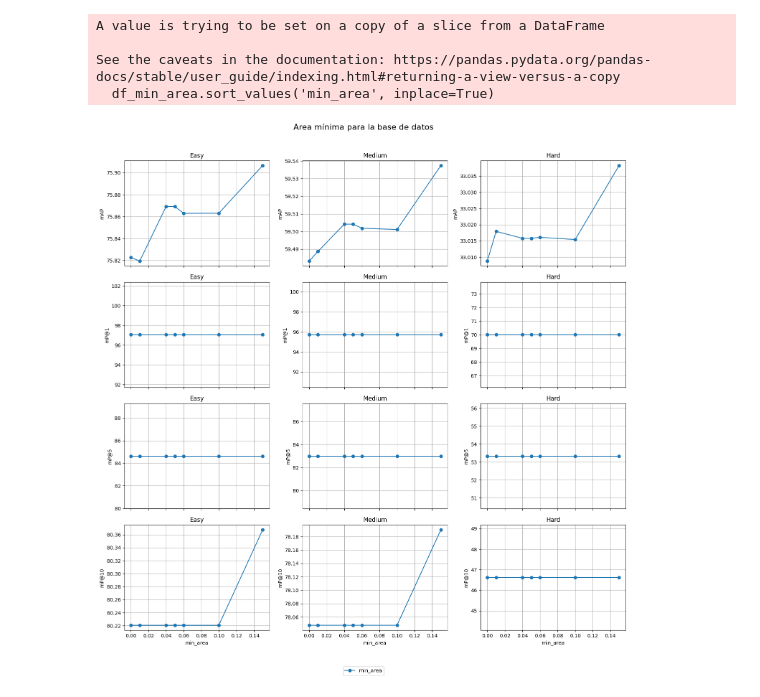
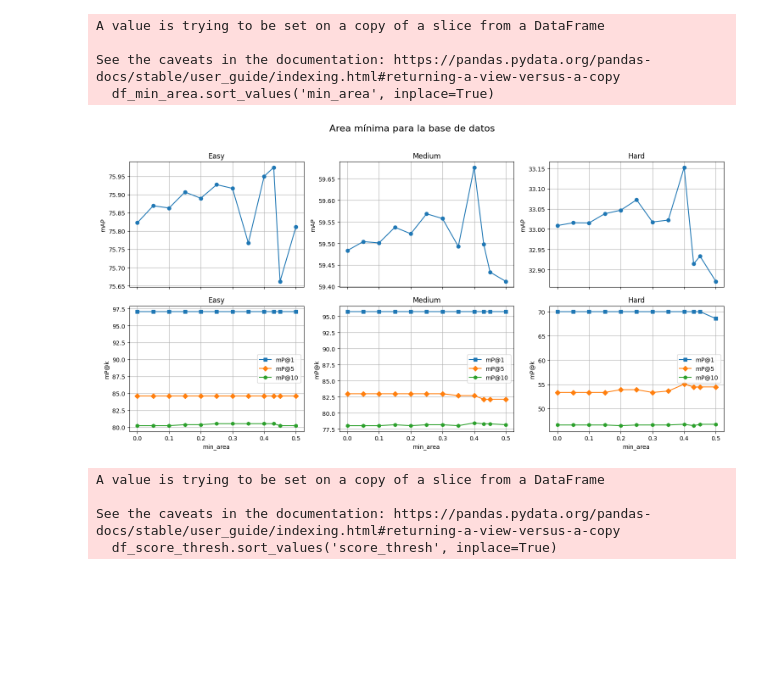
Before and after one commit to theviderlab/landmark-detection-with-retrieval, a Jupyter notebook: visualize_results.ipynb, the cells around one changed output. Cells and saved outputs as stored; diff of their text form; code cells hidden in the pictures; blank space fills up the shorter version.

```diff
--- a/visualize_results.ipynb
+++ b/visualize_results.ipynb
@@ -66,10 +66,10 @@ metrics = [
 fig, axs = plt.subplots(nrows=4, ncols=3, figsize=(15, 15), sharex=True, sharey=False)
 
 for i, (ax, (col1, col2, col3, col4, title)) in enumerate(zip(axs.flat, metrics)):
-    df_min_sim_db_merged.plot(x='min_sim_db', y=col1, ax=ax, label='Full similar images', marker='o', legend=False)
-    df_min_sim_db_merged.plot(x='min_sim_db', y=col2, ax=ax, label='With bboxes', marker='s', legend=False)
-    df_min_sim_db_merged.plot(x='min_sim_db', y=col3, ax=ax, label='All full images', marker='D', legend=False)
-    df_min_sim_db_merged.plot(x='min_sim_db', y=col4, ax=ax, label='Full images With bboxes', marker='h', legend=False)
+    df_min_sim_db_merged.plot(x='min_sim_db', y=col3, ax=ax, label='Estrategia (a)', marker='D', legend=False)
+    df_min_sim_db_merged.plot(x='min_sim_db', y=col1, ax=ax, label='Estrategia (b)', marker='o', legend=False)
+    df_min_sim_db_merged.plot(x='min_sim_db', y=col2, ax=ax, label='Estrategia (c)', marker='s', legend=False)
+    df_min_sim_db_merged.plot(x='min_sim_db', y=col4, ax=ax, label='Estrategia (d)', marker='h', legend=False)
     ax.set_title(title)
     ax.set_xlabel('min_sim_db')
     if i < 3:
@@ -88,7 +88,11 @@ handles, labels = axs[0, 0].get_legend_handles_labels()
 # Colocar la leyenda una vez fuera del grid
 fig.legend(handles, labels, loc='lower center', ncol=4, bbox_to_anchor=(0.5, -0.02))
 
-plt.suptitle('Similitud mínima para la base de datos', fontsize=16, y=1.01)
+# plt.suptitle('Similitud mínima para la base de datos', fontsize=16, y=1.01)
 plt.tight_layout(rect=[0, 0.03, 1, 0.99])
+
+# Guardar como imagen PNG (puedes cambiar el nombre o ruta si deseas)
+plt.savefig('min_sim_db_graph.png', dpi=300, bbox_inches='tight')
+
 plt.show()
 # %% [output]
@@ -96,6 +100,6 @@ plt.show()
 # %%
 # TEST min_area
-versions = [22, 26, 27, 28, 29, 30, 31]
+versions = [22, 27, 28, 31, 32, 35, 36, 38, 39, 40, 41, 43]
 df_min_area = df[df['version'].isin(versions)]
 df_min_area.sort_values('min_area', inplace=True)
 # %% [output]
@@ -105,6 +109,7 @@ See the caveats in the documentation: https://pandas.pydata.org/pandas-docs/stab
   df_min_area.sort_values('min_area', inplace=True)
 # %%
 columns = [
+    'version',
     'min_area',
     'map_easy_bbox', 'map_medium_bbox', 'map_hard_bbox',
     'mp@1_easy_bbox', 'mp@1_medium_bbox', 'mp@1_hard_bbox',
@@ -115,45 +120,47 @@ df_min_area = df_min_area[columns]
 # %%
 # Definir configuración de las métricas por nivel de dificultad
 metrics = [
     ('map_easy_bbox', 'Easy'),
     ('map_medium_bbox', 'Medium'),
     ('map_hard_bbox', 'Hard'),
     ('mp@1_easy_bbox', 'Easy'),
     ('mp@1_medium_bbox', 'Medium'),
     ('mp@1_hard_bbox', 'Hard'),
     ('mp@5_easy_bbox', 'Easy'),
     ('mp@5_medium_bbox', 'Medium'),
     ('mp@5_hard_bbox', 'Hard'),
     ('mp@10_easy_bbox', 'Easy'),
     ('mp@10_medium_bbox', 'Medium'),
     ('mp@10_hard_bbox', 'Hard')
 ]
+metrics = [
+    ('map_easy_bbox', 'map_easy_bbox', 'map_easy_bbox', 'Easy'),
+    ('map_medium_bbox', 'map_medium_bbox', 'map_medium_bbox', 'Medium'),
+    ('map_hard_bbox', 'map_hard_bbox', 'map_hard_bbox', 'Hard'),
+    ('mp@1_easy_bbox', 'mp@5_easy_bbox', 'mp@10_easy_bbox', 'Easy'),
+    ('mp@1_medium_bbox', 'mp@5_medium_bbox', 'mp@10_medium_bbox', 'Medium'),
+    ('mp@1_hard_bbox', 'mp@5_hard_bbox', 'mp@10_hard_bbox', 'Hard'),
+]
 
 # Crear subplots
-fig, axs = plt.subplots(nrows=4, ncols=3, figsize=(15, 15), sharex=True, sharey=False)
+fig, axs = plt.subplots(nrows=2, ncols=3, figsize=(15, 8), sharex=True, sharey=False)
 
-for i, (ax, (col1, title)) in enumerate(zip(axs.flat, metrics)):
-    df_min_area.plot(x='min_area', y=col1, ax=ax, label='min_area', marker='o', legend=False)
+for i, (ax, (col1, col2, col3, title)) in enumerate(zip(axs.flat, metrics)):
     ax.set_title(title)
     ax.set_xlabel('min_area')
     if i < 3:
+        df_min_area.plot(x='min_area', y=col1, ax=ax, label='mAP', marker='o', legend=False)
         ax.set_ylabel('mAP')
-    elif i < 6:
-        ax.set_ylabel('mP@1')
-    elif i < 9:
-        ax.set_ylabel('mP@5')
     else:
-        ax.set_ylabel('mP@10')
+        df_min_area.plot(x='min_area', y=col1, ax=ax, label='mP@1', marker='s', legend=False)
+        df_min_area.plot(x='min_area', y=col2, ax=ax, label='mP@5', marker='D', legend=False)
+        df_min_area.plot(x='min_area', y=col3, ax=ax, label='mP@10', marker='h', legend=False)
+        ax.set_ylabel('mP@k')
+        ax.legend()
     ax.grid(True)
-
-# Obtener handles y labels de cualquier eje (todos tienen los mismos)
-handles, labels = axs[0, 0].get_legend_handles_labels()
-
-# Colocar la leyenda una vez fuera del grid
-fig.legend(handles, labels, loc='lower center', ncol=4, bbox_to_anchor=(0.5, -0.02))
 
 plt.suptitle('Area mínima para la base de datos', fontsize=16, y=1.01)
 plt.tight_layout(rect=[0, 0.03, 1, 0.99])
 plt.show()
 # %% [output]
-[figure, old version]
+[figure, new version]
@@ -159,0 +169,10 @@ plt.show()
+# %%
+# TEST min_area
+versions = [38]
+df_score_thresh = df[df['version'].isin(versions)]
+df_score_thresh.sort_values('score_thresh', inplace=True)
+# %% [output]
+A value is trying to be set on a copy of a slice from a DataFrame
+
+See the caveats in the documentation: https://pandas.pydata.org/pandas-docs/stable/user_guide/indexing.html#returning-a-view-versus-a-copy
+  df_score_thresh.sort_values('score_thresh', inplace=True)
```
Also changed, not shown: parts of 5 cells of this notebook, 5 other files.
